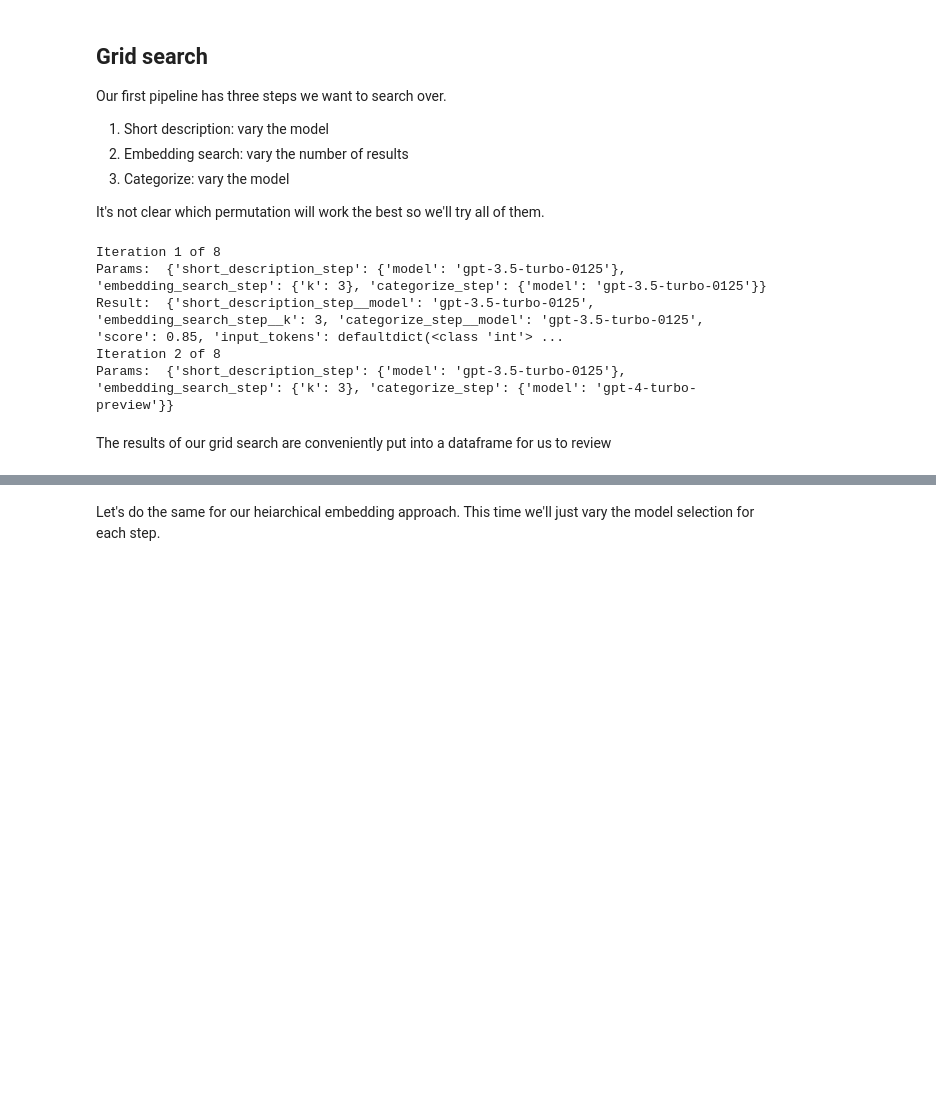
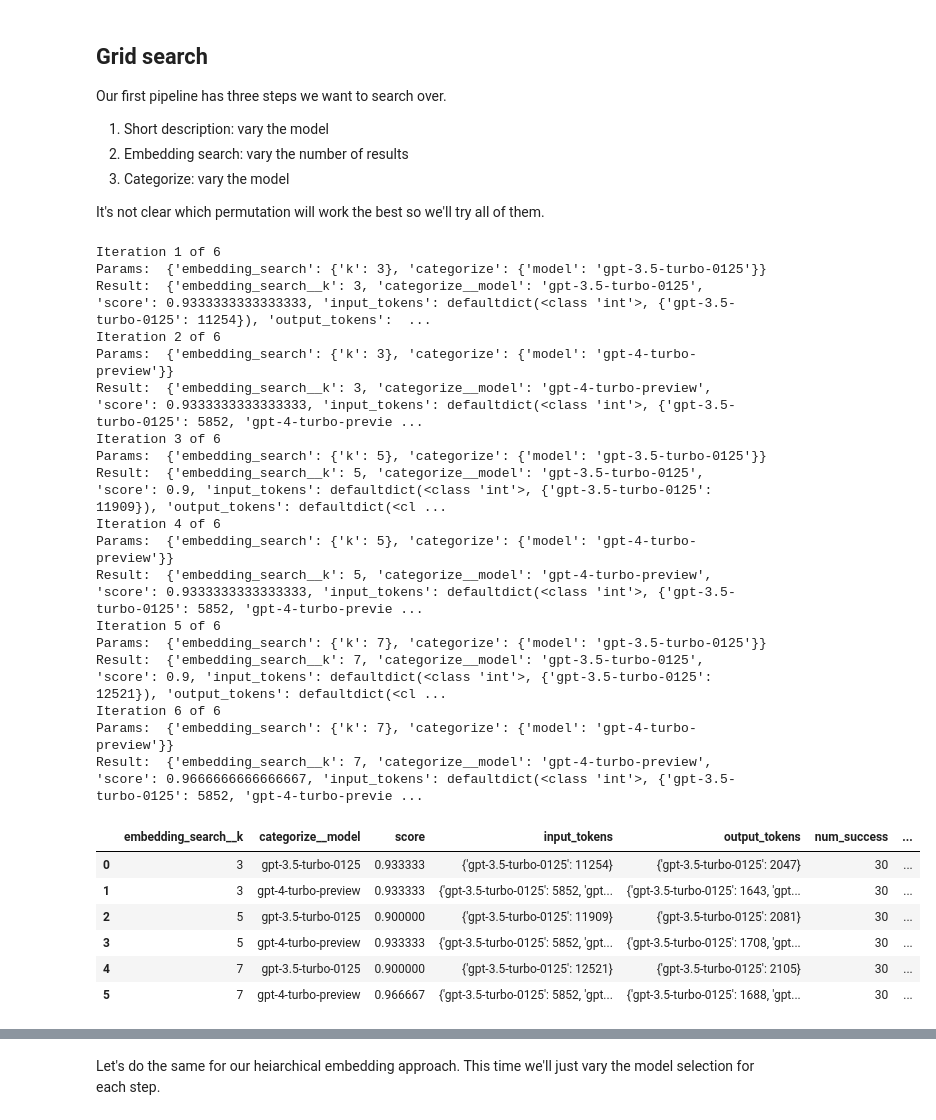
Before and after one commit to villagecomputing/superpipe, a Jupyter notebook: examples/comparing_pipelines/furniture.ipynb, the cells around one changed output, grey strips where cells are left out. Saved outputs shown, nothing was run; the diff lists cells and outputs as text; code cells hidden in the pictures; blank space fills up the shorter version.

Commit message:
update with grid search

```diff
--- a/examples/comparing_pipelines/furniture.ipynb
+++ b/examples/comparing_pipelines/furniture.ipynb
@@ -442,30 +462,45 @@ Our first pipeline has three steps we want to search over.
 
 It's not clear which permutation will work the best so we'll try all of them.
 # %%
-from labelkit.grid_search import GridSearch
+from labelkit import grid_search
 
 params_grid = {
-    'short_description_step': {
-        'model': [models.gpt35, models.gpt4],
+    embedding_search_step.name: {
+        'k': [3, 5, 7],
     },
-    'embedding_search_step': {
-        'k': [3, 5],
-    },
-    'categorize_step': {
+    categorize_step.name: {
         'model': [models.gpt35, models.gpt4],
     },
 }
 
-small_df = df.head(20).copy()
+small_df = df.head(30).copy()
 
-grid_search = GridSearch(categorizer, params_grid)
 
-results_df = grid_search.apply(small_df)
+search_embeddings = grid_search.GridSearch(categorizer, params_grid)
+search_embeddings.apply(small_df)
 # %% [output]
-Iteration 1 of 8
-Params:  {'short_description_step': {'model': 'gpt-3.5-turbo-0125'}, 'embedding_search_step': {'k': 3}, 'categorize_step': {'model': 'gpt-3.5-turbo-0125'}}
-Result:  {'short_description_step__model': 'gpt-3.5-turbo-0125', 'embedding_search_step__k': 3, 'categorize_step__model': 'gpt-3.5-turbo-0125', 'score': 0.85, 'input_tokens': defaultdict(<class 'int'> ...
-Iteration 2 of 8
-Params:  {'short_description_step': {'model': 'gpt-3.5-turbo-0125'}, 'embedding_search_step': {'k': 3}, 'categorize_step': {'model': 'gpt-4-turbo-preview'}}
+Iteration 1 of 6
+Params:  {'embedding_search': {'k': 3}, 'categorize': {'model': 'gpt-3.5-turbo-0125'}}
+Result:  {'embedding_search__k': 3, 'categorize__model': 'gpt-3.5-turbo-0125', 'score': 0.9333333333333333, 'input_tokens': defaultdict(<class 'int'>, {'gpt-3.5-turbo-0125': 11254}), 'output_tokens':  ...
+Iteration 2 of 6
+Params:  {'embedding_search': {'k': 3}, 'categorize': {'model': 'gpt-4-turbo-preview'}}
+Result:  {'embedding_search__k': 3, 'categorize__model': 'gpt-4-turbo-preview', 'score': 0.9333333333333333, 'input_tokens': defaultdict(<class 'int'>, {'gpt-3.5-turbo-0125': 5852, 'gpt-4-turbo-previe ...
+Iteration 3 of 6
+Params:  {'embedding_search': {'k': 5}, 'categorize': {'model': 'gpt-3.5-turbo-0125'}}
+Result:  {'embedding_search__k': 5, 'categorize__model': 'gpt-3.5-turbo-0125', 'score': 0.9, 'input_tokens': defaultdict(<class 'int'>, {'gpt-3.5-turbo-0125': 11909}), 'output_tokens': defaultdict(<cl ...
+Iteration 4 of 6
+Params:  {'embedding_search': {'k': 5}, 'categorize': {'model': 'gpt-4-turbo-preview'}}
+Result:  {'embedding_search__k': 5, 'categorize__model': 'gpt-4-turbo-preview', 'score': 0.9333333333333333, 'input_tokens': defaultdict(<class 'int'>, {'gpt-3.5-turbo-0125': 5852, 'gpt-4-turbo-previe ...
+Iteration 5 of 6
+Params:  {'embedding_search': {'k': 7}, 'categorize': {'model': 'gpt-3.5-turbo-0125'}}
+Result:  {'embedding_search__k': 7, 'categorize__model': 'gpt-3.5-turbo-0125', 'score': 0.9, 'input_tokens': defaultdict(<class 'int'>, {'gpt-3.5-turbo-0125': 12521}), 'output_tokens': defaultdict(<cl ...
+Iteration 6 of 6
+Params:  {'embedding_search': {'k': 7}, 'categorize': {'model': 'gpt-4-turbo-preview'}}
+Result:  {'embedding_search__k': 7, 'categorize__model': 'gpt-4-turbo-preview', 'score': 0.9666666666666667, 'input_tokens': defaultdict(<class 'int'>, {'gpt-3.5-turbo-0125': 5852, 'gpt-4-turbo-previe ...
+|  | embedding_search__k | categorize__model | score | input_tokens | output_tokens | num_success | ... |
+| 0 | 3 | gpt-3.5-turbo-0125 | 0.933333 | {'gpt-3.5-turbo-0125': 11254} | {'gpt-3.5-turbo-0125': 2047} | 30 | ... |
+| 1 | 3 | gpt-4-turbo-preview | 0.933333 | {'gpt-3.5-turbo-0125': 5852, 'gpt... | {'gpt-3.5-turbo-0125': 1643, 'gpt... | 30 | ... |
+| 2 | 5 | gpt-3.5-turbo-0125 | 0.900000 | {'gpt-3.5-turbo-0125': 11909} | {'gpt-3.5-turbo-0125': 2081} | 30 | ... |
+| 3 | 5 | gpt-4-turbo-preview | 0.933333 | {'gpt-3.5-turbo-0125': 5852, 'gpt... | {'gpt-3.5-turbo-0125': 1708, 'gpt... | 30 | ... |
+| 4 | 7 | gpt-3.5-turbo-0125 | 0.900000 | {'gpt-3.5-turbo-0125': 12521} | {'gpt-3.5-turbo-0125': 2105} | 30 | ... |
+| 5 | 7 | gpt-4-turbo-preview | 0.966667 | {'gpt-3.5-turbo-0125': 5852, 'gpt... | {'gpt-3.5-turbo-0125': 1688, 'gpt... | 30 | ... |
-# %% [markdown]
-The results of our grid search are conveniently put into a dataframe for us to review
```
Also changed, not shown: parts of 15 cells of this notebook.
